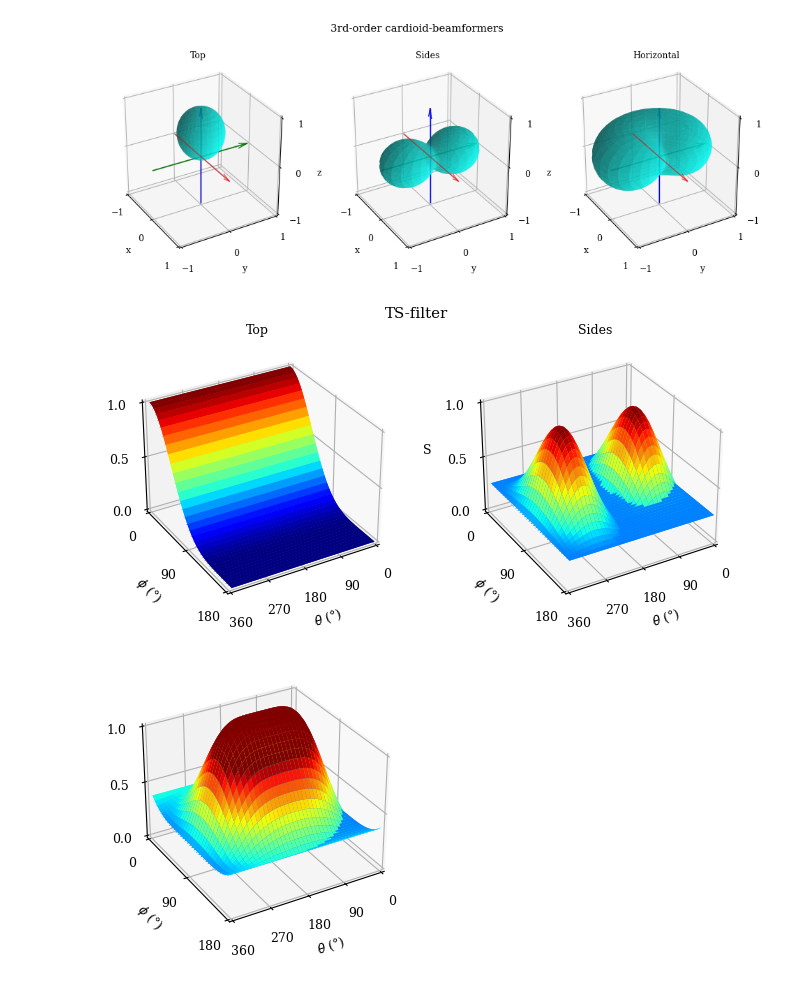
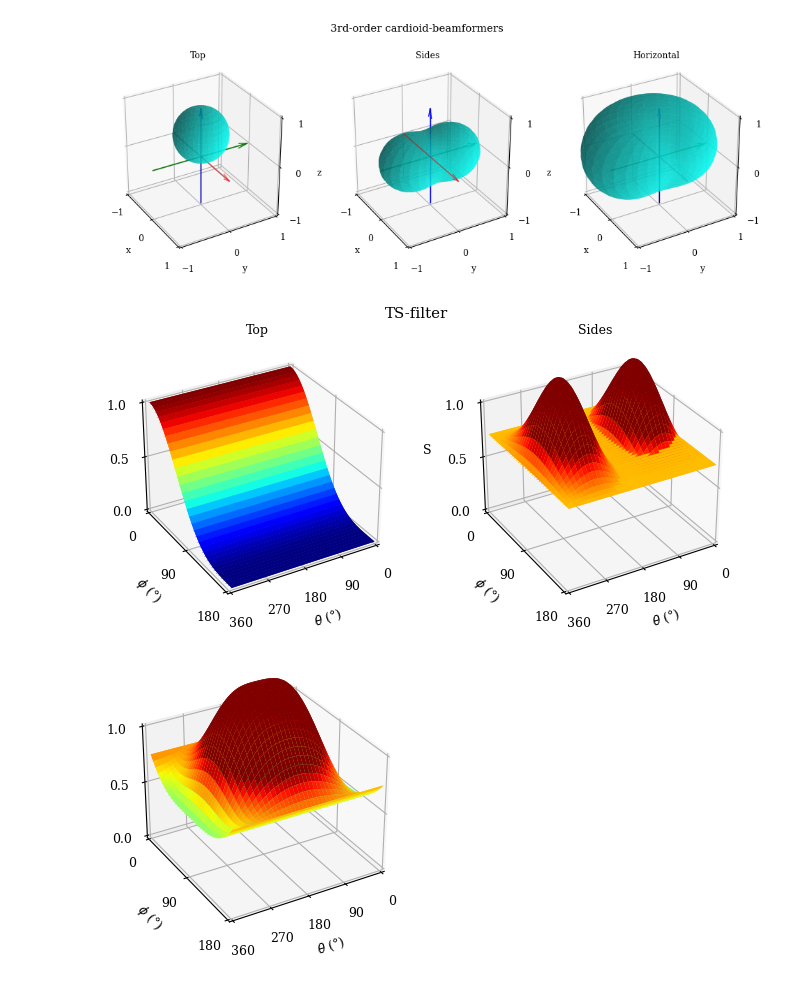
Before and after one commit to Floloffel/VAR-Project, a Jupyter notebook: Private testing/Avijah/beam_pattern.ipynb, the cells around one changed output. Drawn from its saved outputs; the diff is of its cells as text; code cells hidden in the pictures.

```diff
--- a/Private testing/Avijah/beam_pattern.ipynb
+++ b/Private testing/Avijah/beam_pattern.ipynb
@@ -101,7 +101,7 @@ font = {'family' : 'serif',
 plt.rc('font', **font)
 plt.rcParams['axes.titlesize'] = 9
 
-N_sph = 3
+N_sph = 2
 shtype = 'real'
 
 ENREC = True  # amplitude or energy reconstruction
@@ -175,7 +175,7 @@ for axis in axes:
     axis.quiver3D(0, -1, 0, 0, (ymax-ymin), 0, length=1, arrow_length_ratio=0.1, colors='g', linewidth=1)
     axis.quiver3D(-1, 0, 0, (xmax-xmin), 0, 0, length=1, arrow_length_ratio=0.1, colors='r', linewidth=1, alpha=0.6)
 # %% [output]
-[figure, old version]
+[figure, new version]
 # %%
 # filter plot
 def plot_filter(F_nm, sh_type=None, azi_steps=5, el_steps=3, title=None,
@@ -226,33 +226,34 @@ def plot_filter(F_nm, sh_type=None, azi_steps=5, el_steps=3, title=None,
     ax.set_ylabel(r'$\phi$' + r' (°)')
     ax.set_zlabel('S')
 
     ax.view_init(30, 60) # angle to show
 
     if title is not None:
         ax.set_title(title)
 
     plt.grid(True)
 
 
 fig = plt.figure(figsize=(8,3.5))
 
 ax1 = fig.add_subplot(121, projection='3d')
 ax2 = fig.add_subplot(122, projection='3d')
 
 fig.suptitle('TS-filter')
 
 #plot_filter(w_nm_t)
 w_nm_s12 = w_nm_s[0,:]+w_nm_s[1,:]
+w_nm_s12 = spa.sph.unity_gain(w_nm_s12)
 plot_filter(w_nm_s12, azi_steps=3, el_steps=5, ax=ax2, title="Sides")
 w_nm_h=w_nm_s[0,:]+w_nm_s[1,:]+w_nm_b
 #plot_filter(w_nm_h)
 plot_filter(w_nm_t, azi_steps=3, el_steps=5, ax=ax1,  title="Top")
 
 
 
 w_nm_sb = w_nm_s[0,:]+w_nm_s[1,:]+w_nm_b
 plot_filter(w_nm_sb, azi_steps=3, el_steps=5)
 # %% [output]
-[figure, old version]
+[figure, new version]
-[figure, old version]
+[figure, new version]
 # %%
```
Also changed, not shown: parts of 6 cells of this notebook.
